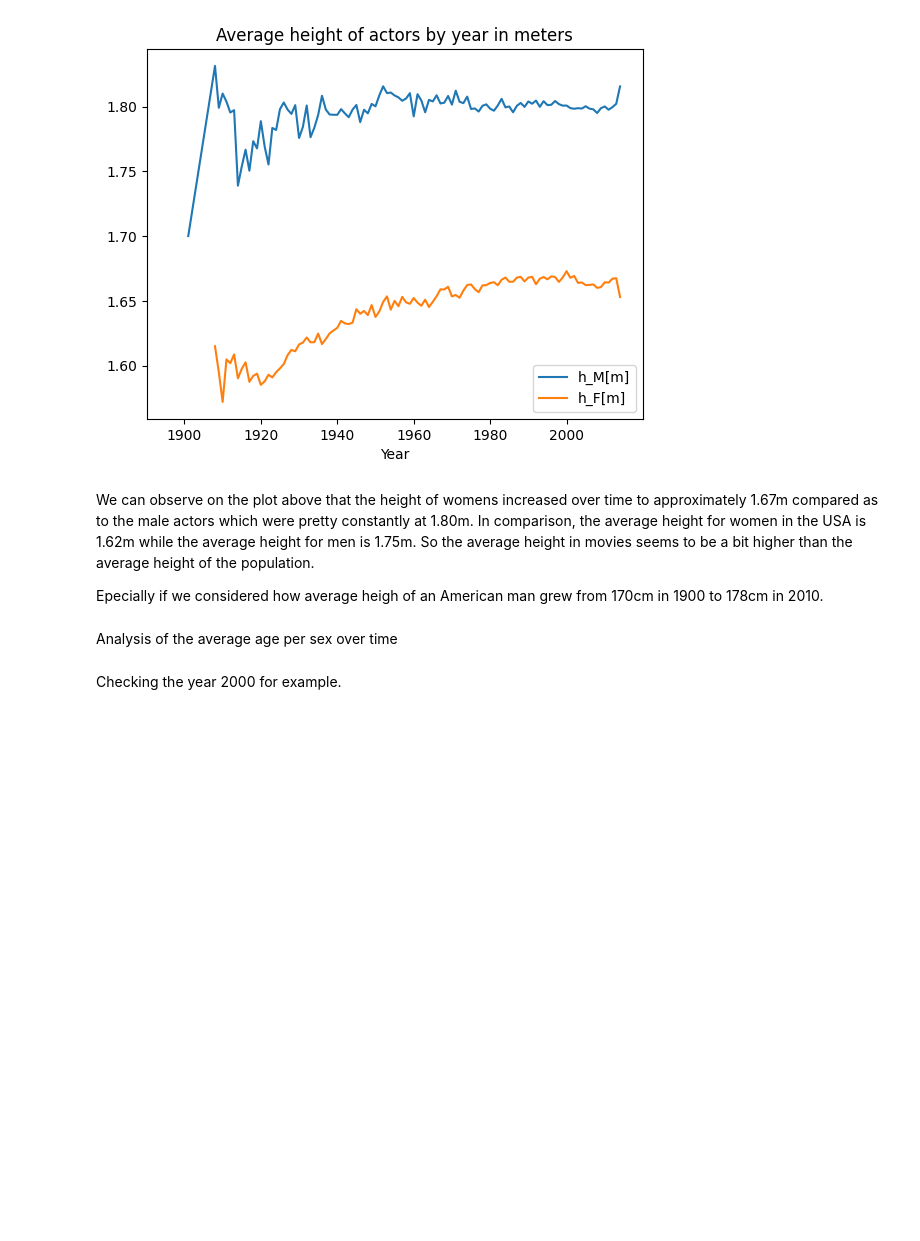
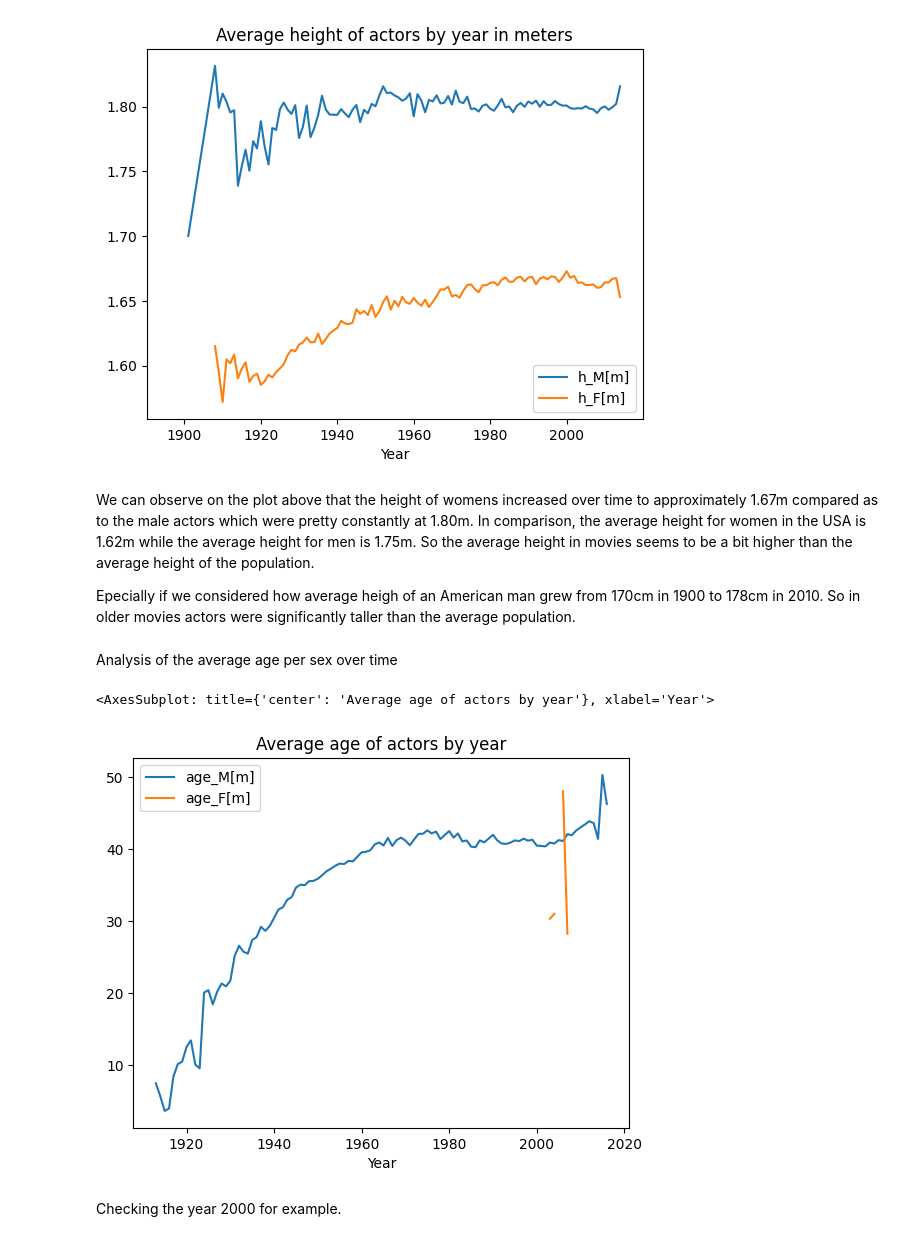
Before and after one commit to epfl-ada/ada-2022-project-imdbmi, a Jupyter notebook: Analysis.ipynb, the cells around one changed output. Cells and saved outputs as stored; diff of their text form; code cells hidden in the pictures; blank space fills up the shorter version.

```diff
--- a/Analysis.ipynb
+++ b/Analysis.ipynb
@@ -182,26 +182,29 @@ df_height_gender.plot(title="Average height of actors by year in meters")
 # %% [markdown]
 We can observe on the plot above that the height of womens increased over time to approximately 1.67m compared as to the male actors which were pretty constantly at 1.80m. In comparison, the average height for women in the USA is 1.62m while the average height for men is 1.75m. So the average height in movies seems to be a bit higher than the average height of the population.
 
-Epecially if we considered how average heigh of an American man grew from 170cm in 1900 to 178cm in 2010.
+Epecially if we considered how average heigh of an American man grew from 170cm in 1900 to 178cm in 2010. So in older movies actors were significantly taller than the average population.
 # %% [markdown]
 Analysis of the average age per sex over time
 # %%
 df_men_age = df_time[df_time['Actor gender']=='M']
 # df_men_height = df_men_height[(df_men_height['Year'] < 2015)]
 df_men_age = df_men_age[(df_men_age['Actor age at movie release'] > 0) & (df_men_age['Actor age at movie release'] < 175)]
 df_men_age = df_men_age[df_men_age['Actor age at movie release'].notna()].groupby(['Year']).mean()
 df_men_age = df_men_age.rename(columns={"Actor age at movie release":"age_M[m]"})
 
 df_women_age = df_time[df_time['Actor gender']=='F']
-df_women_age = df_women_height[(df_women_height['Year'] < 2015)]
-df_women_height = df_women_height[(df_women_height['Actor height (in meters)'] > 0) & (df_women_height['Actor height (in meters)'] < 3)]
-df_women_height = df_women_height[df_women_height['Actor height (in meters)'].notna()].groupby(['Year']).mean()
-df_women_height = df_women_height.rename(columns={"Actor height (in meters)":"h_F[m]"})
+# df_women_age = df_women_age[(df_women_age['Year'] < 2015)]
+df_women_age = df_women_age[(df_women_age['Actor age at movie release'] > 0) & (df_women_height['Actor age at movie release'] < 175)]
+df_women_age = df_women_age[df_women_age['Actor age at movie release'].notna()].groupby(['Year']).mean()
+df_women_age = df_women_age.rename(columns={"Actor age at movie release":"age_F[m]"})
 
-df_height_gender = pd.concat([df_men_height, df_women_height], axis=1)[['h_M[m]', 'h_F[m]']]
+df_age_gender = pd.concat([df_men_age, df_women_age], axis=1)[['age_M[m]', 'age_F[m]']]
 # df_height_gender = df_height_gender.fillna(0)
 
-df_height_gender.plot(title="Average height of actors by year in meters")
+df_age_gender.plot(title="Average age of actors by year")
+# %% [output]
+<AxesSubplot: title={'center': 'Average age of actors by year'}, xlabel='Year'>
+[figure, added]
 # %% [markdown]
 Checking the year 2000 for example.
 # %%
```
Also changed, not shown: parts of 1 cell of this notebook.
